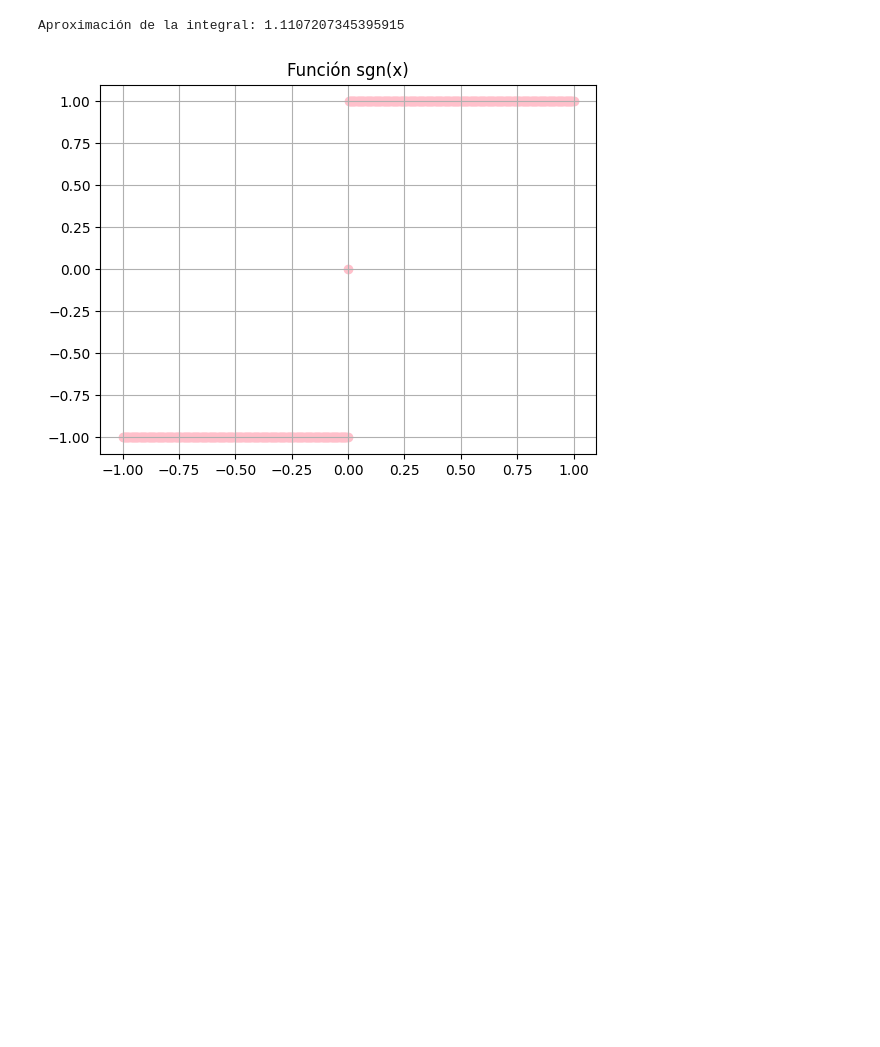
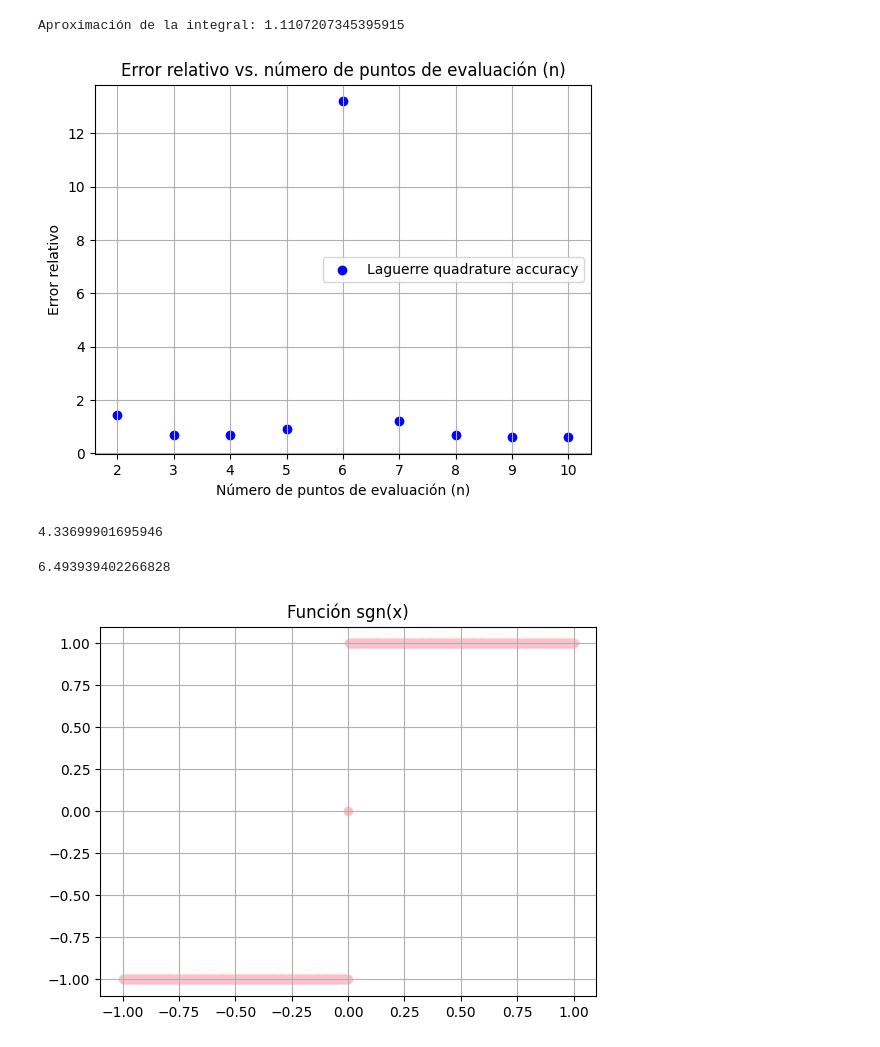
Before and after one commit to Emyfoton/MetodosI_EmilyCastillo_SebastianRodriguez, a Jupyter notebook: Tarea_Integración.ipynb, the cells around one changed output. Saved outputs shown, nothing was run; the diff lists cells and outputs as text; code cells hidden in the pictures; blank space fills up the shorter version.

```diff
--- a/Tarea_Integración.ipynb
+++ b/Tarea_Integración.ipynb
@@ -324,3 +419,34 @@ Aproximación de la integral: 1.1107207345395915
+# %%
+I_exacto = (np.pi**4) / 15
+
+n_values = list(range(2, 11))
+
+errores_relativos = []
+
+for n in n_values:
+    integral_approx = cuadratura(n)
+    error_relativo = integral_approx/I_exacto
+    errores_relativos.append(error_relativo)
+
+plt.scatter(n_values, errores_relativos, marker='o', linestyle='-', color='b', label='Laguerre quadrature accuracy')
+plt.title('Error relativo vs. número de puntos de evaluación (n)', fontsize=12)
+plt.xlabel('Número de puntos de evaluación (n)', fontsize=10)
+plt.ylabel('Error relativo', fontsize=10)
+plt.grid(True)
+plt.legend()
+plt.show()
+# %% [output]
+[figure, added]
+# %%
+integral_approx = cuadratura(3)
+integral_approx
+# %% [output]
+4.33699901695946
+# %%
+I_exacto = (np.pi**4) / 15
+I_exacto
+# %% [output]
+6.493939402266828
 # %%
 # Punto 21
 import numpy as np
```
Also changed, not shown: parts of 5 cells of this notebook.
